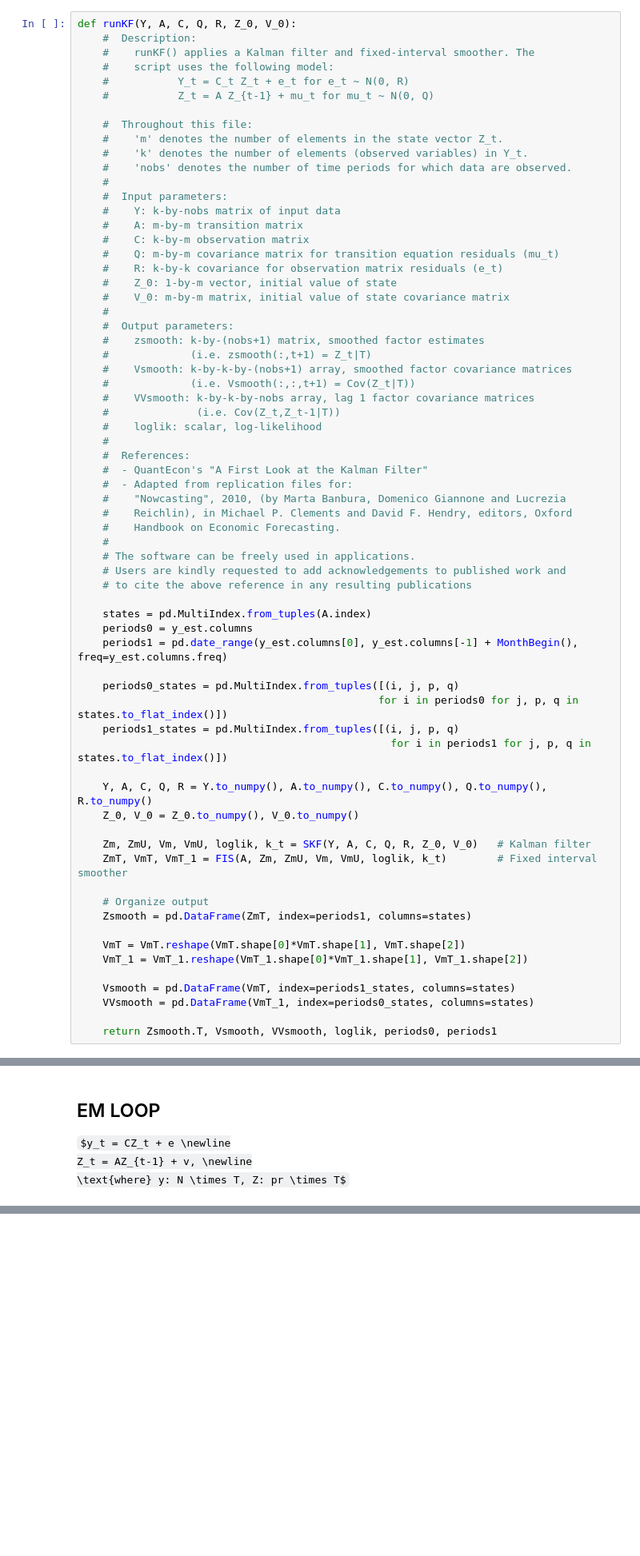
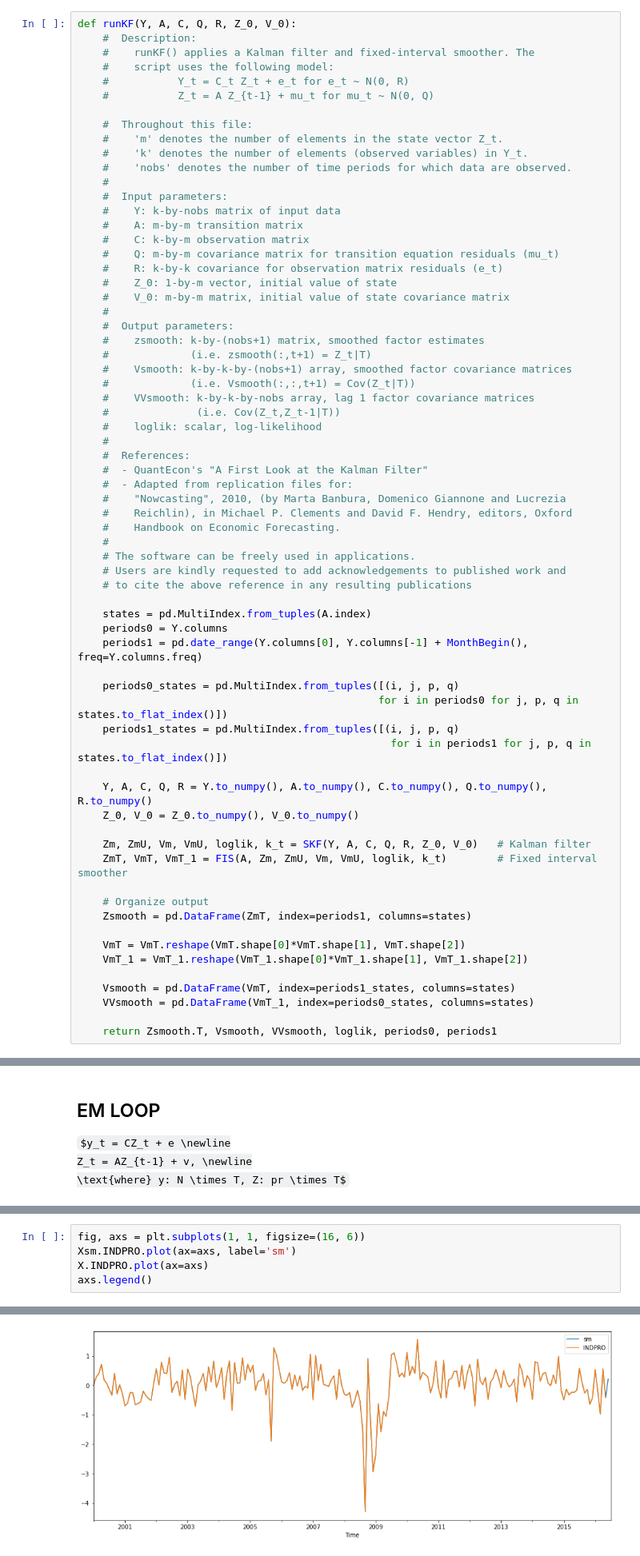
Before and after one commit to hyunchangyi/nowcasting, a Jupyter notebook: nowcasting.ipynb, the cells around one changed output, grey strips where cells are left out. Shown: that part at 80% size. Drawn from its saved outputs; the diff is of its cells as text; some formulas as TeX source; blank space fills up the shorter version.

```diff
--- a/nowcasting.ipynb
+++ b/nowcasting.ipynb
@@ -669,8 +677,8 @@ def runKF(Y, A, C, Q, R, Z_0, V_0):
     # to cite the above reference in any resulting publications
 
     states = pd.MultiIndex.from_tuples(A.index)
-    periods0 = y_est.columns
-    periods1 = pd.date_range(y_est.columns[0], y_est.columns[-1] + MonthBegin(), freq=y_est.columns.freq)
+    periods0 = Y.columns
+    periods1 = pd.date_range(Y.columns[0], Y.columns[-1] + MonthBegin(), freq=Y.columns.freq)
 
     periods0_states = pd.MultiIndex.from_tuples([(i, j, p, q)
                                                 for i in periods0 for j, p, q in states.to_flat_index()])
@@ -1151,0 +1146,6 @@ Mv = spec.loc[spec.Frequency.eq('m')].index.tolist()
+# %%
+fig, axs = plt.subplots(1, 1, figsize=(16, 6))
+Xsm.INDPRO.plot(ax=axs, label='sm')
+X.INDPRO.plot(ax=axs)
+axs.legend()
+# %% [output]
@@ -1151,0 +1153 @@ Mv = spec.loc[spec.Frequency.eq('m')].index.tolist()
+[figure, added]
```
Also changed, not shown: parts of 19 cells of this notebook.
